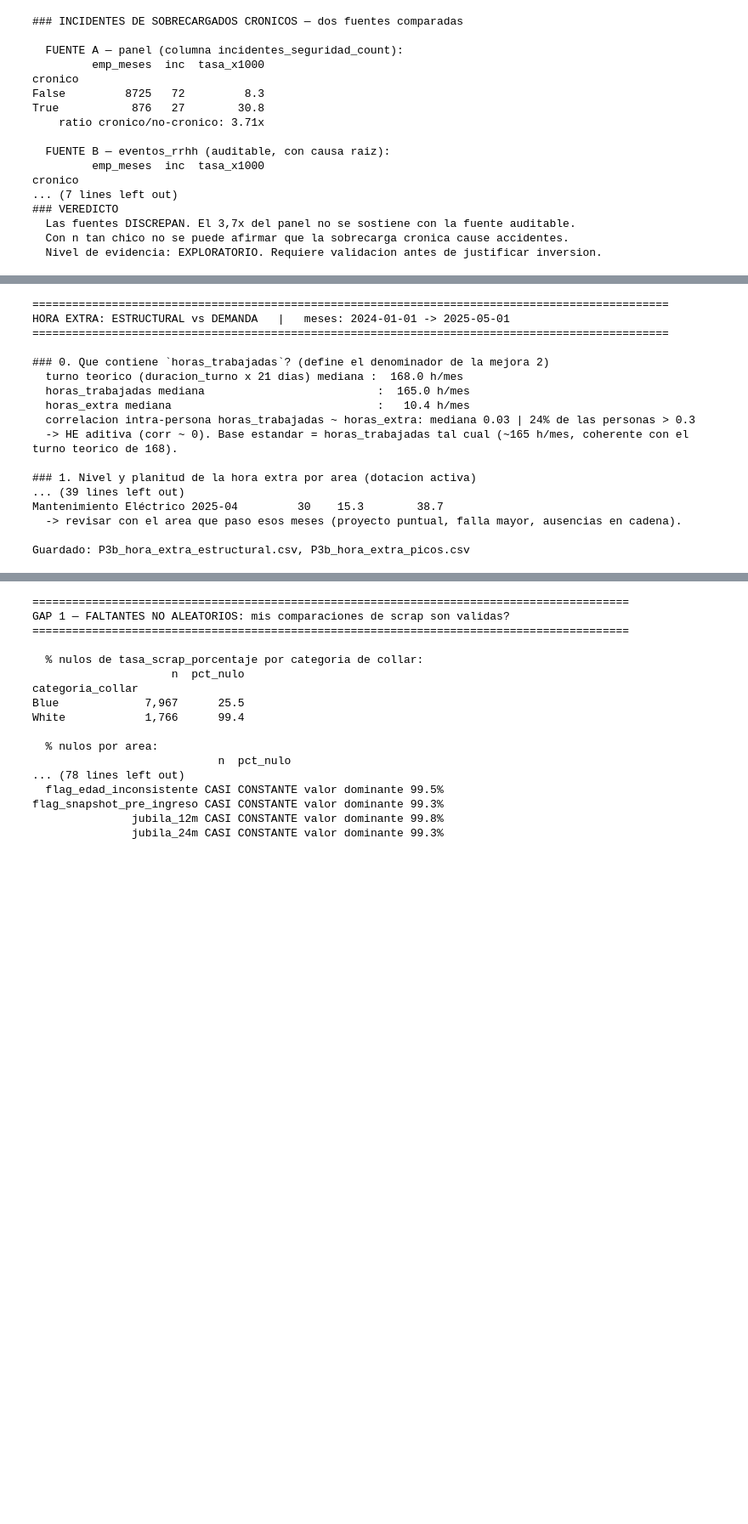
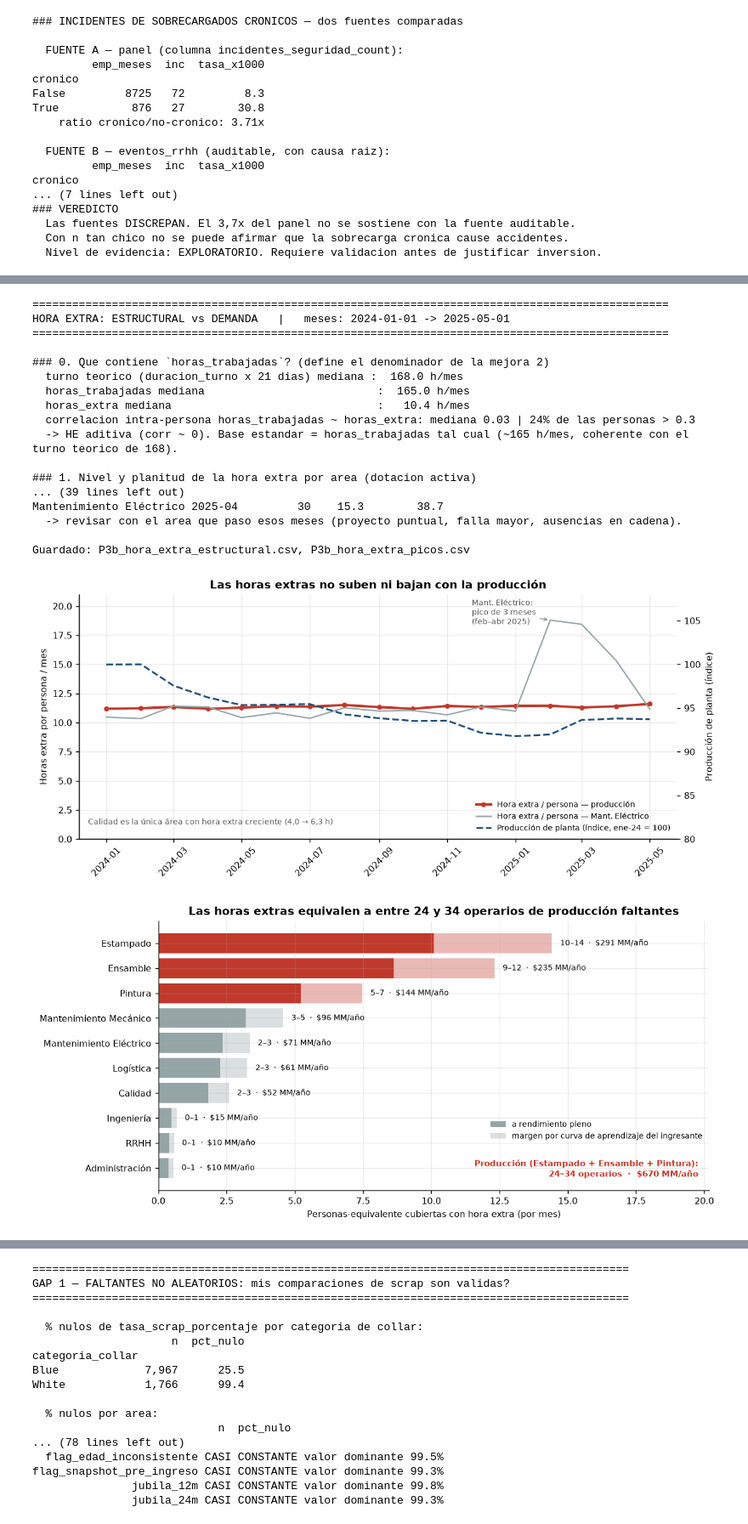
Before and after one commit to agus-chaud/Discovery-incidentes-de-empleados, a Jupyter notebook: 03_notebooks/Technostamp_Completo.ipynb, the cells around one changed output, grey strips where cells are left out. Shown at 85% size. Saved outputs shown, nothing was run; the diff lists cells and outputs as text; code cells hidden in the pictures; blank space fills up the shorter version.

```diff
--- a/03_notebooks/Technostamp_Completo.ipynb
+++ b/03_notebooks/Technostamp_Completo.ipynb
@@ -353,21 +446,24 @@ La HE por persona es plana los 17 meses (CV 1–5%) y su varianza no está expli
 # %%
 ejecutar_etapa("19_hora_extra_estructural.py")
+mostrar_graficos(["G8_hora_extra_no_se_mueve.png", "G9_hora_extra_en_personas.png"])
 # %% [output]
 ================================================================================================
 HORA EXTRA: ESTRUCTURAL vs DEMANDA   |   meses: 2024-01-01 -> 2025-05-01
 ================================================================================================
 
 ### 0. Que contiene `horas_trabajadas`? (define el denominador de la mejora 2)
   turno teorico (duracion_turno x 21 dias) mediana :  168.0 h/mes
   horas_trabajadas mediana                          :  165.0 h/mes
   horas_extra mediana                               :   10.4 h/mes
   correlacion intra-persona horas_trabajadas ~ horas_extra: mediana 0.03 | 24% de las personas > 0.3
   -> HE aditiva (corr ~ 0). Base estandar = horas_trabajadas tal cual (~165 h/mes, coherente con el turno teorico de 168).
 
 ### 1. Nivel y planitud de la hora extra por area (dotacion activa)
 ... (39 lines left out)
 Mantenimiento Eléctrico 2025-04         30    15.3        38.7
   -> revisar con el area que paso esos meses (proyecto puntual, falla mayor, ausencias en cadena).
 
 Guardado: P3b_hora_extra_estructural.csv, P3b_hora_extra_picos.csv
+[figure, added]
+[figure, added]
 # %% [markdown]
```
Also changed, not shown: parts of 36 cells of this notebook.
